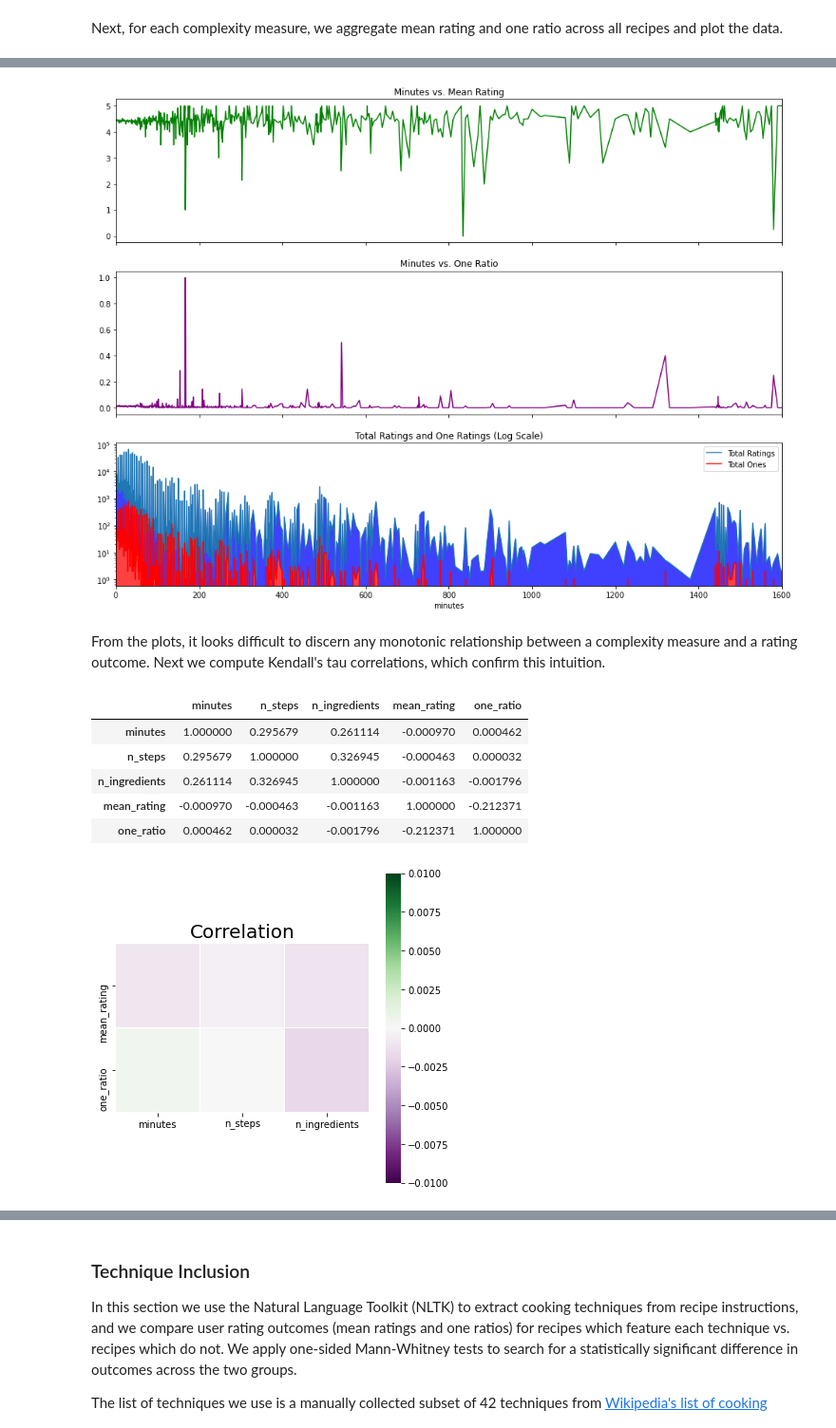
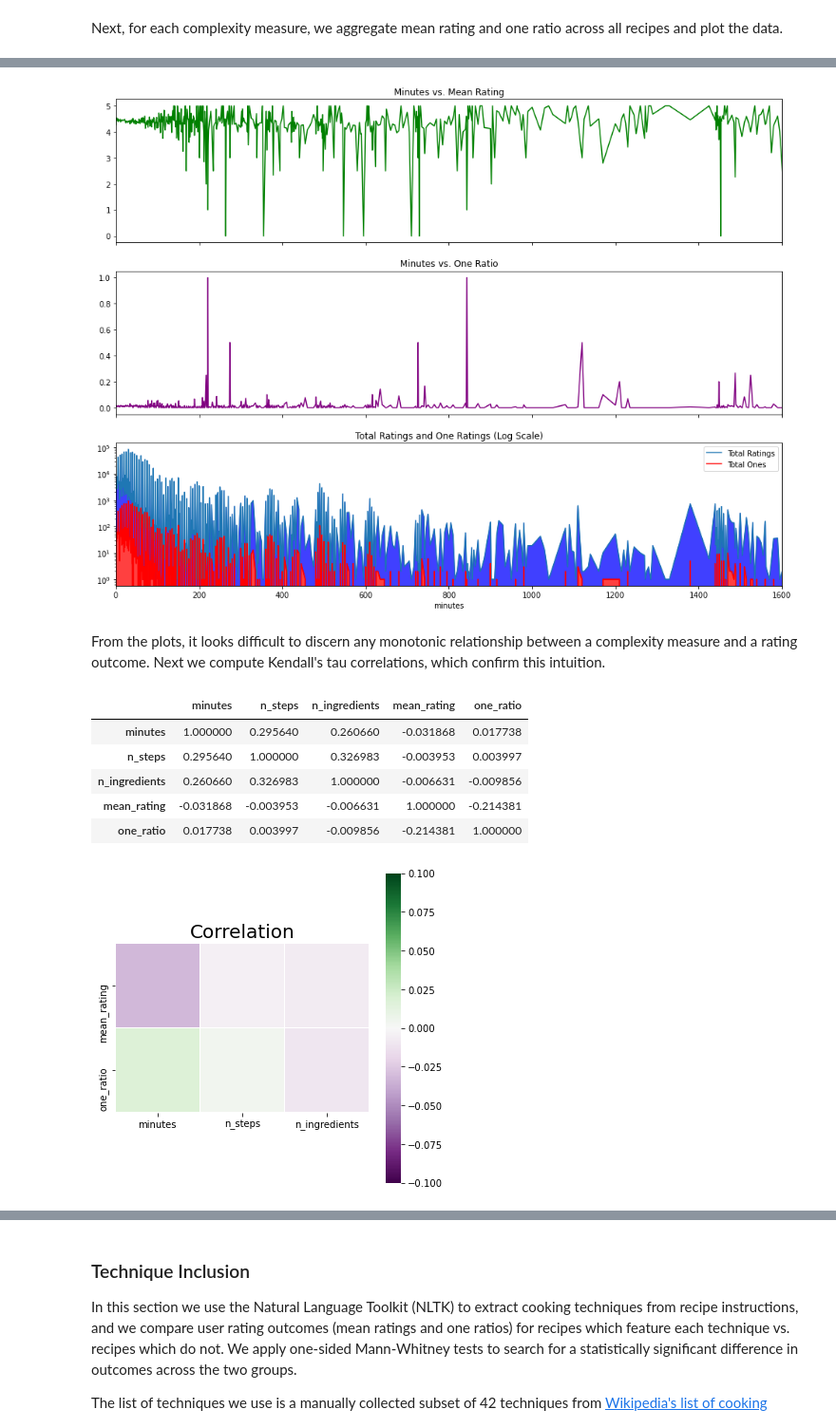
Before and after one commit to mpc02002/Food.com_data, a Jupyter notebook: recipe_complexity_analysis.ipynb, the cells around one changed output, grey strips where cells are left out. Shown: that part at 95% size. Saved outputs shown, nothing was run; the diff lists cells and outputs as text; code cells hidden in the pictures.

```diff
--- a/recipe_complexity_analysis.ipynb
+++ b/recipe_complexity_analysis.ipynb
@@ -59,11 +59,10 @@ from nltk.stem import WordNetLemmatizer
 
 import warnings; warnings.simplefilter('ignore')
 # %%
-df = pd.read_csv('datasets-raw/RAW_recipes1.csv')
+df = pd.read_csv('datasets-raw/RAW_recipes1.csv', index_col=0)
 for i in [2,3,4,5]:
-    dfappend = pd.read_csv('datasets-raw/RAW_recipes'+str(i)+'.csv')
-    df = pd.concat([df,dfappend],ignore_index=True)
-df.set_index('Unnamed: 0')
+    dfappend = pd.read_csv('datasets-raw/RAW_recipes'+str(i)+'.csv', index_col=0)
+    df = pd.concat([df,dfappend])
 
 df.head(5)
 # %% [output]
@@ -76,8 +75,8 @@ df.head(5)
 # %%
-interactions = pd.read_csv('datasets-raw/RAW_interactions1.csv')
+interactions = pd.read_csv('datasets-raw/RAW_interactions1.csv', index_col=0)
 for i in [2,3,4,5]:
-    inappend = pd.read_csv('datasets-raw/RAW_interactions'+str(i)+'.csv')
-    interactions = pd.concat([interactions,inappend],ignore_index=True)
+    inappend = pd.read_csv('datasets-raw/RAW_interactions'+str(i)+'.csv', index_col=0)
+    interactions = pd.concat([interactions,inappend])
 
 interactions.head(5)
 # %% [output]
@@ -129,7 +154,7 @@ In this section we compare three recipe complexity measures (cook time, number o
 
 First we extract and compile relevant data.  We drop all recipes which do not have any user ratings, and all recipes for which complexity data is missing.
 # %%
-df_compmeas = df[['name','minutes','n_steps','n_ingredients']]
+df_compmeas = df[['id','name','minutes','n_steps','n_ingredients']].set_index('id')
 
 interactions1 = interactions[['recipe_id','rating']].set_index('recipe_id').sort_index()
 interactions1['rating2'] = interactions1['rating']
@@ -233,7 +258,7 @@ ax[2].fill_between(x,0,y1,color='red', alpha=0.75)
 
 fig.show()
 # %% [output]
-[figure, old version]
+[figure, new version]
 # %% [markdown]
 From the plots, it looks difficult to discern any monotonic relationship between a complexity measure and a rating outcome.  Next we compute Kendall's tau correlations, which confirm this intuition.
 # %%
@@ -242,18 +267,18 @@ corr1 = df_compmeas[['minutes','n_steps','n_ingredients','mean_rating','one_rati
 corr1
 # %% [output]
 |  | minutes | n_steps | n_ingredients | mean_rating | one_ratio |
-| minutes | 1.000000 | 0.295679 | 0.261114 | -0.000970 | 0.000462 |
-| n_steps | 0.295679 | 1.000000 | 0.326945 | -0.000463 | 0.000032 |
-| n_ingredients | 0.261114 | 0.326945 | 1.000000 | -0.001163 | -0.001796 |
-| mean_rating | -0.000970 | -0.000463 | -0.001163 | 1.000000 | -0.212371 |
-| one_ratio | 0.000462 | 0.000032 | -0.001796 | -0.212371 | 1.000000 |
+| minutes | 1.000000 | 0.295640 | 0.260660 | -0.031868 | 0.017738 |
+| n_steps | 0.295640 | 1.000000 | 0.326983 | -0.003953 | 0.003997 |
+| n_ingredients | 0.260660 | 0.326983 | 1.000000 | -0.006631 | -0.009856 |
+| mean_rating | -0.031868 | -0.003953 | -0.006631 | 1.000000 | -0.214381 |
+| one_ratio | 0.017738 | 0.003997 | -0.009856 | -0.214381 | 1.000000 |
 # %%
 colormap = plt.cm.PRGn
 
 plt.figure(figsize=(6,6))
 plt.title('Correlation',size='20')
-sns.heatmap(corr1.iloc[3:5,0:3],vmin=-0.01,vmax=0.01,cmap = colormap, center=0,linewidths=0.2,linecolor='white',square=True,annot=False)
+sns.heatmap(corr1.iloc[3:5,0:3],vmin=-0.1,vmax=0.1,cmap = colormap, center=0,linewidths=0.2,linecolor='white',square=True,annot=False)
 plt.show()
 # %% [output]
-[figure, old version]
+[figure, new version]
 # %% [markdown]
```
Also changed, not shown: parts of 45 cells of this notebook.
